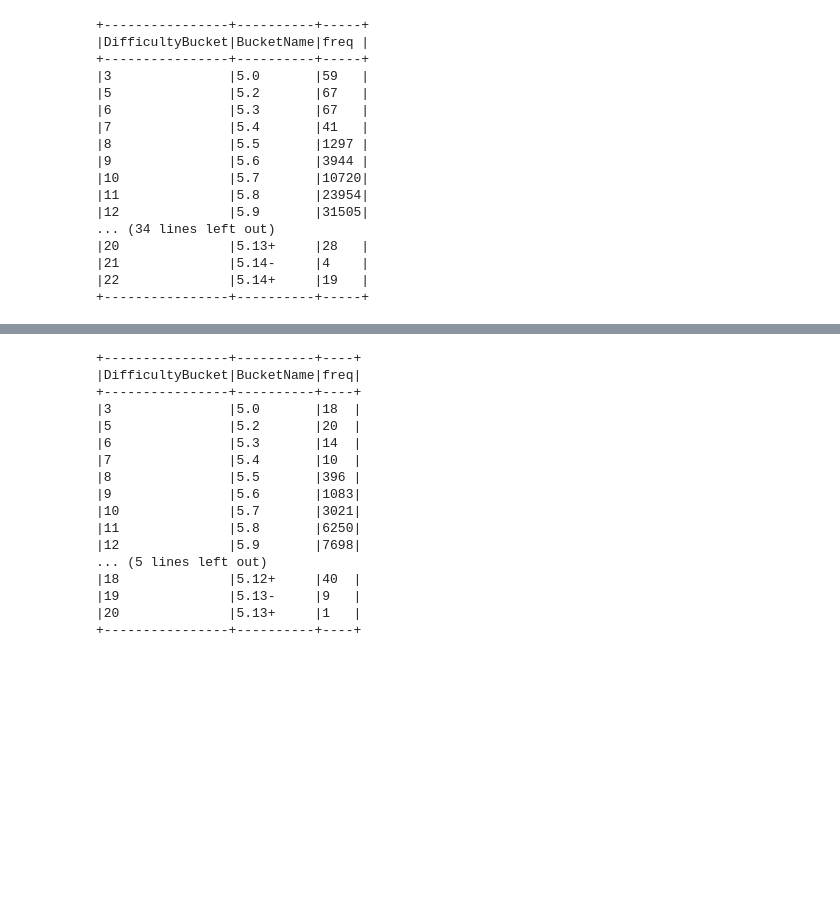
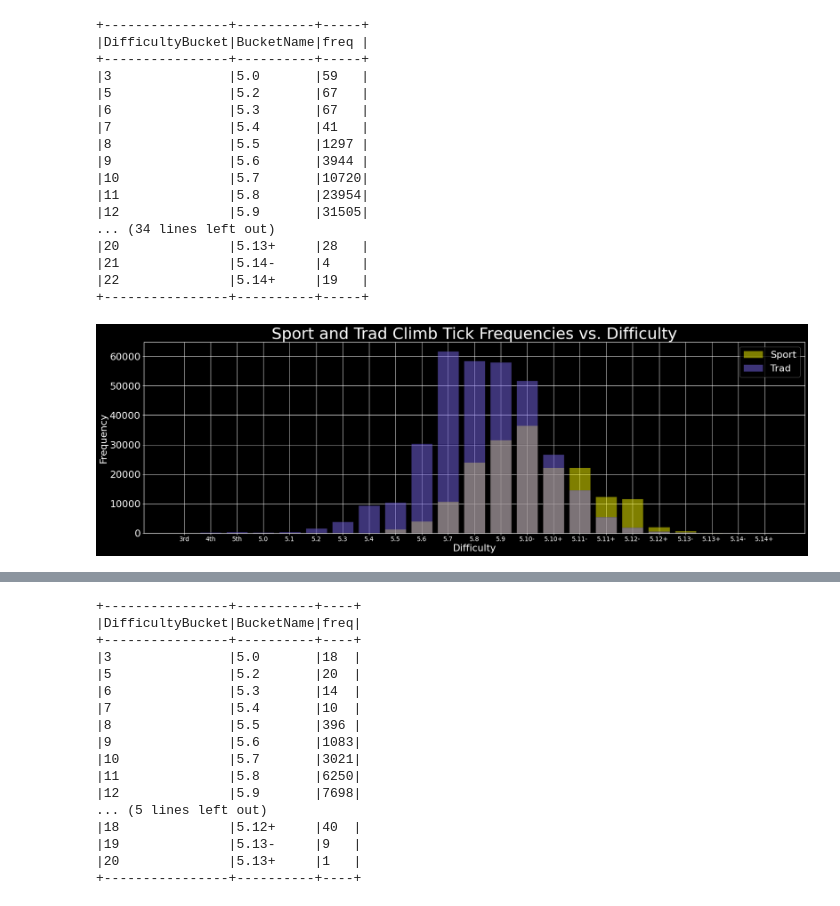
Before and after one commit to zsnyder21/MountainProjectScraper, a Jupyter notebook: DataExploration.ipynb, the cells around one changed output, grey strips where cells are left out. Cells and saved outputs as stored; diff of their text form; code cells hidden in the pictures; blank space fills up the shorter version.

```diff
--- a/DataExploration.ipynb
+++ b/DataExploration.ipynb
@@ -338,3 +342,15 @@ def plotFrequencies(ax, data, title):
 
     ax.set_title(title, fontsize=36)
+# %%
+fig, ax = plt.subplots(1,1, figsize=(27,8))
+
+plotFrequencies(ax, sportClimbs, "Sport Climb Tick Frequencies vs. Difficulty", color="yellow", label="Sport", alpha=0.5)
+plotFrequencies(ax, tradClimbs, "Sport and Trad Climb Tick Frequencies vs. Difficulty", color="mediumslateblue", label="Trad", alpha=0.5)
+
+ax.legend(fontsize=22)
+# plt.savefig("./img/RealPlots/sport_climb_ticks.png")
+# plt.savefig("./img/RealPlots/trad_climb_ticks.png")
+plt.savefig("./img/RealPlots/sport_v_trad_climb_ticks.png")
+# %% [output]
+[figure, added]
 # %%
```
Also changed, not shown: parts of 25 cells of this notebook.
